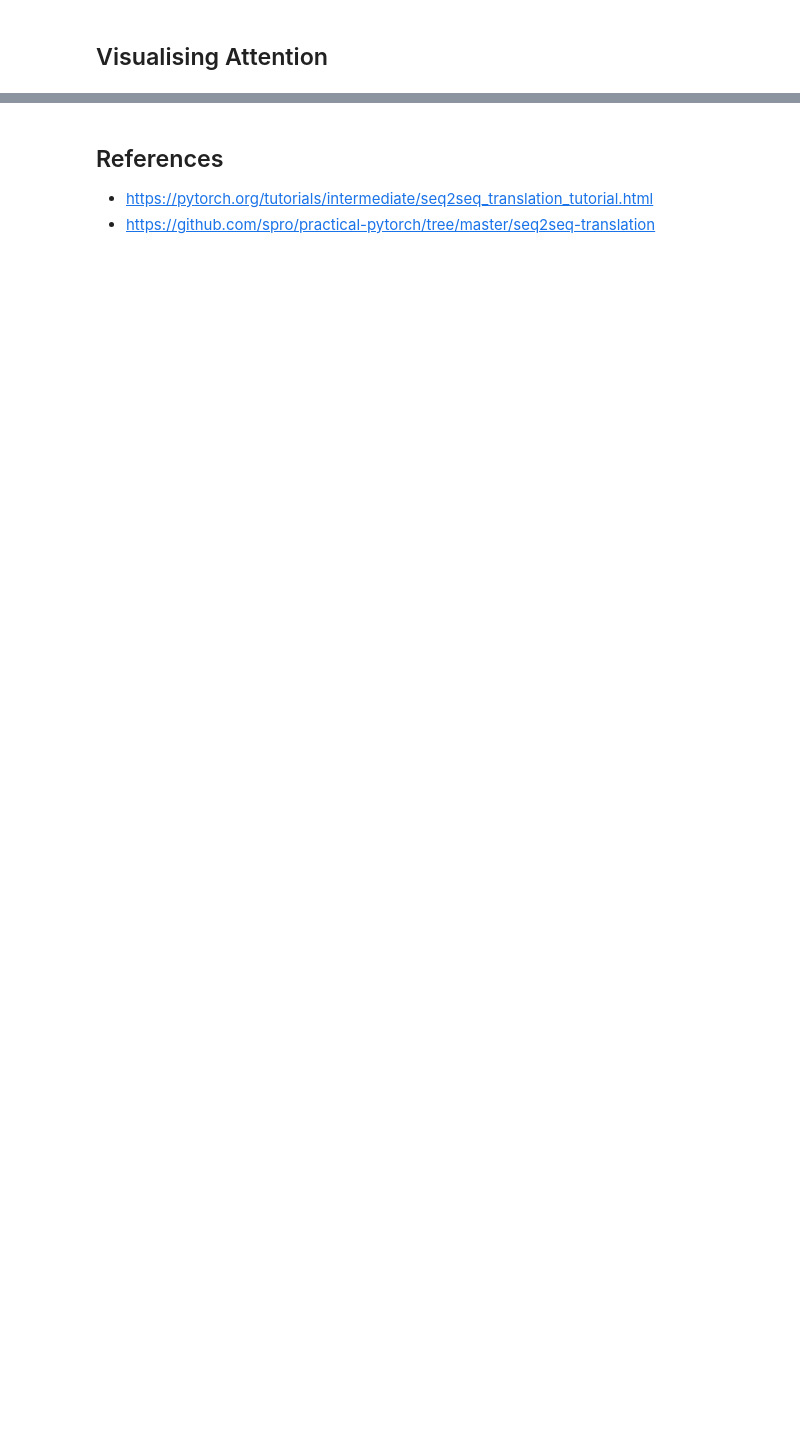
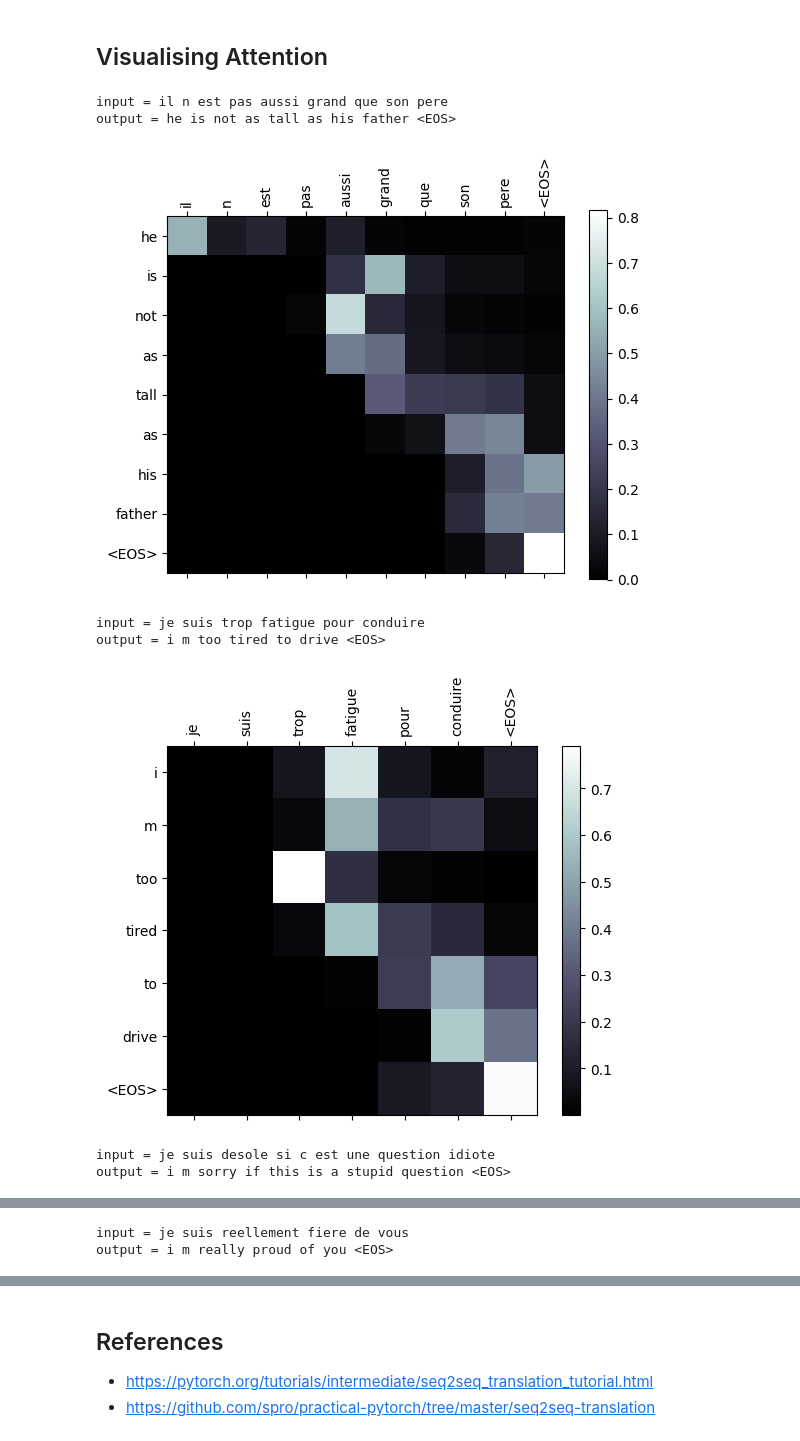
Before and after one commit to MeRichard123/Learning-PyTorch, a Jupyter notebook: NMT_Seq2Seq_Attention.ipynb, the cells around one changed output, grey strips where cells are left out. Cells and saved outputs as stored; diff of their text form; code cells hidden in the pictures; blank space fills up the shorter version.

Commit message:
Fix displaying graphs

```diff
--- a/NMT_Seq2Seq_Attention.ipynb
+++ b/NMT_Seq2Seq_Attention.ipynb
@@ -512,39 +512,45 @@ evaluateRandomly(encoder, decoder)
 # %% [markdown]
 ## Visualising Attention
 # %%
-import matplotlib
-matplotlib.use("Qt5Agg")
+%matplotlib inline
 
 def showAttention(input_sentence, output_words, attentions):
     fig = plt.figure()
     ax = fig.add_subplot(111)
     cax = ax.matshow(attentions.cpu().numpy(), cmap='bone')
     fig.colorbar(cax)
 
     # Set up axes
     ax.set_xticklabels([''] + input_sentence.split(' ') +
                        ['<EOS>'], rotation=90)
     ax.set_yticklabels([''] + output_words)
 
     # Show label at every tick
     ax.xaxis.set_major_locator(ticker.MultipleLocator(1))
     ax.yaxis.set_major_locator(ticker.MultipleLocator(1))
-    plt.savefig(''.join(input_sentence.split(" ")) + ".png")
-
     plt.show()
 
 
 def evaluateAndShowAttention(input_sentence):
     output_words, attentions = evaluate(encoder, decoder, input_sentence, input_lang, output_lang)
     print('input =', input_sentence)
     print('output =', ' '.join(output_words))
     showAttention(input_sentence, output_words, attentions[0, :len(output_words), :])
 
 
 evaluateAndShowAttention('il n est pas aussi grand que son pere')
 
 evaluateAndShowAttention('je suis trop fatigue pour conduire')
 
 evaluateAndShowAttention('je suis desole si c est une question idiote')
 
 evaluateAndShowAttention('je suis reellement fiere de vous')
+# %% [output]
+input = il n est pas aussi grand que son pere
+output = he is not as tall as his father <EOS>
+[figure, added]
+input = je suis trop fatigue pour conduire
+output = i m too tired to drive <EOS>
+[figure, added]
+input = je suis desole si c est une question idiote
+output = i m sorry if this is a stupid question <EOS>
@@ -550,0 +558,2 @@ evaluateAndShowAttention('je suis reellement fiere de vous')
+input = je suis reellement fiere de vous
+output = i m really proud of you <EOS>
```
Also changed, not shown: parts of 5 cells of this notebook.
